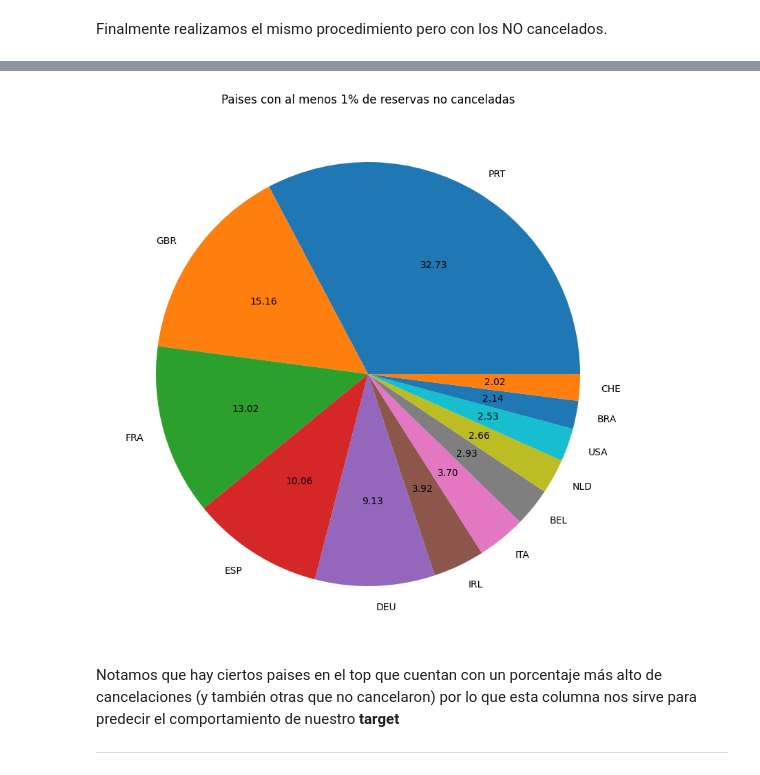
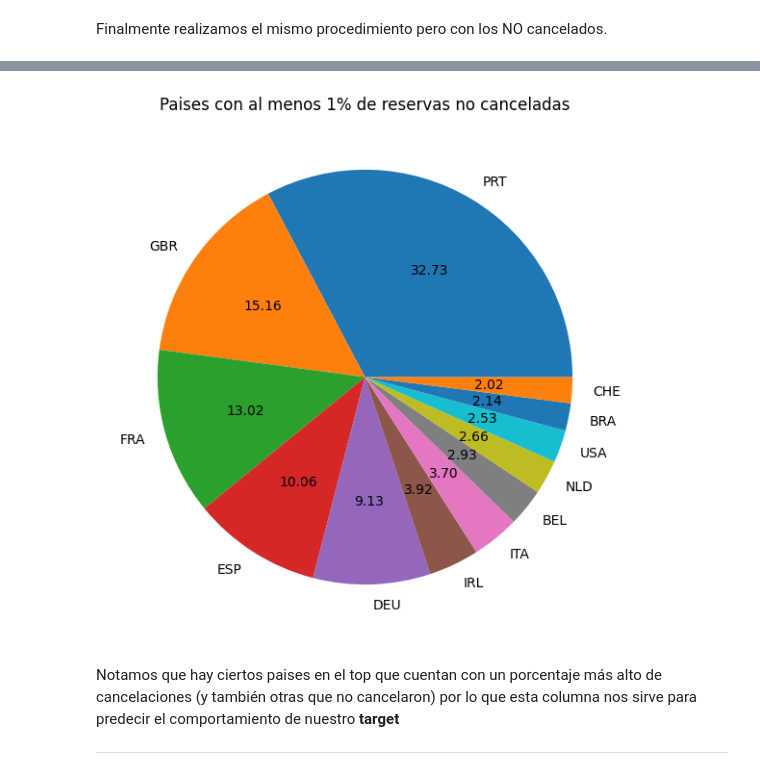
Before and after one commit to LuchoLorenzo1/7506R-1C2023-GRUPO19, a Jupyter notebook: 7506R_TP1_GRUPO19_CH1_ENTREGA.ipynb, the cells around one changed output, grey strips where cells are left out. Saved outputs shown, nothing was run; the diff lists cells and outputs as text; code cells hidden in the pictures.

```diff
--- a/7506R_TP1_GRUPO19_CH1_ENTREGA.ipynb
+++ b/7506R_TP1_GRUPO19_CH1_ENTREGA.ipynb
@@ -345,10 +346,10 @@ Name: proportion, dtype: float64
 # %%
-plt.figure(figsize = (10,10))
+plt.figure(figsize = (7,7))
 plt.title('Paises con al menos 1% de reservas no canceladas')
 plt.pie(df_no_cancelado[columna].value_counts()[:12],labels = df_no_cancelado[columna].value_counts()[:12].index, autopct='%.2f')
 plt.show()
 # %% [output]
-[figure, old version]
+[figure, new version]
 # %% [markdown]
 Notamos que hay ciertos paises en el top que cuentan con un porcentaje más alto de cancelaciones (y también otras que no cancelaron) por lo que esta columna nos sirve para predecir el comportamiento de nuestro **target**
 ***
```
Also changed, not shown: parts of 16 cells of this notebook.
